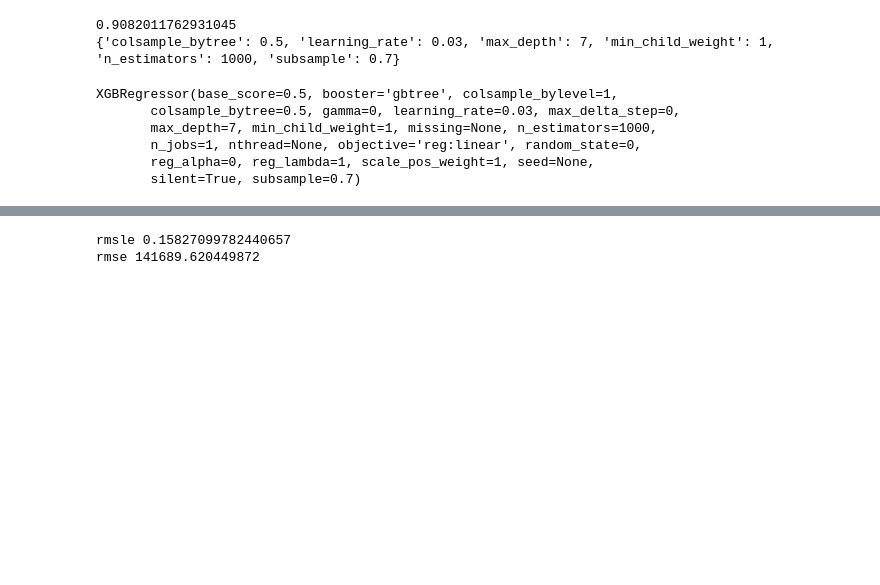
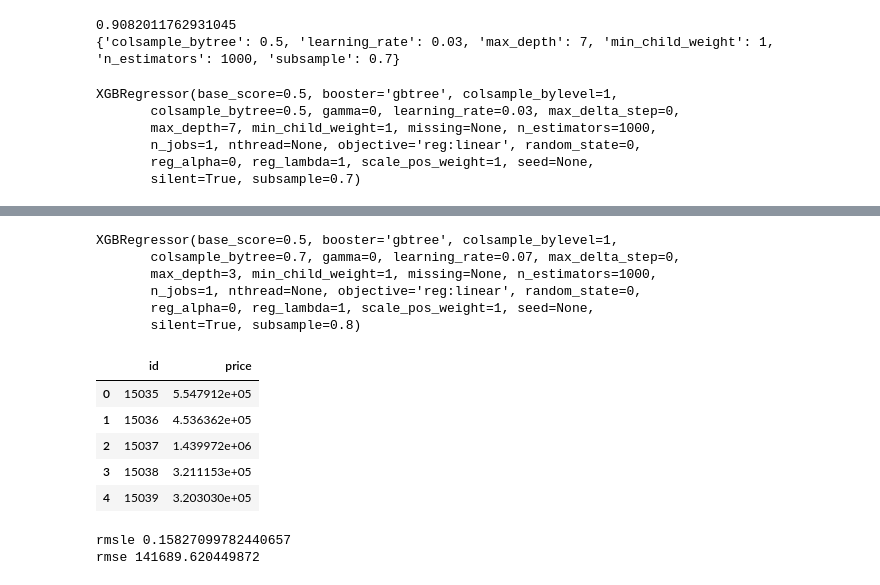
Before and after one commit to EmjayAhn/kaggle_HousePrice, a Jupyter notebook: 04_XGBoost_LightGBM.ipynb, the cells around one changed output, grey strips where cells are left out. Cells and saved outputs as stored; diff of their text form; code cells hidden in the pictures; blank space fills up the shorter version.

```diff
--- a/04_XGBoost_LightGBM.ipynb
+++ b/04_XGBoost_LightGBM.ipynb
@@ -250 +274,26 @@ XGBRegressor(base_score=0.5, booster='gbtree', colsample_bylevel=1,
+# %%
+xgb_reg = XGBRegressor(n_estimators=1000, learning_rate=0.07, colsample_bytree=0.7, subsample=0.8)
+xgb_reg.fit(X_data, y_label)
+# %% [output]
+XGBRegressor(base_score=0.5, booster='gbtree', colsample_bylevel=1,
+       colsample_bytree=0.7, gamma=0, learning_rate=0.07, max_delta_step=0,
+       max_depth=3, min_child_weight=1, missing=None, n_estimators=1000,
+       n_jobs=1, nthread=None, objective='reg:linear', random_state=0,
+       reg_alpha=0, reg_lambda=1, scale_pos_weight=1, seed=None,
+       silent=True, subsample=0.8)
+# %%
+#
+xgb_predict = xgb_reg.predict(df_test)
+xgb_predict = np.expm1(xgb_predict)
+
+submission = pd.DataFrame({'id': test_id,
+                          'price': xgb_predict})
+submission.head()
+# %% [output]
+|  | id | price |
+| 0 | 15035 | 5.547912e+05 |
+| 1 | 15036 | 4.536362e+05 |
+| 2 | 15037 | 1.439972e+06 |
+| 3 | 15038 | 3.211153e+05 |
+| 4 | 15039 | 3.203030e+05 |
 # %%
```
Also changed, not shown: parts of 11 cells of this notebook.
